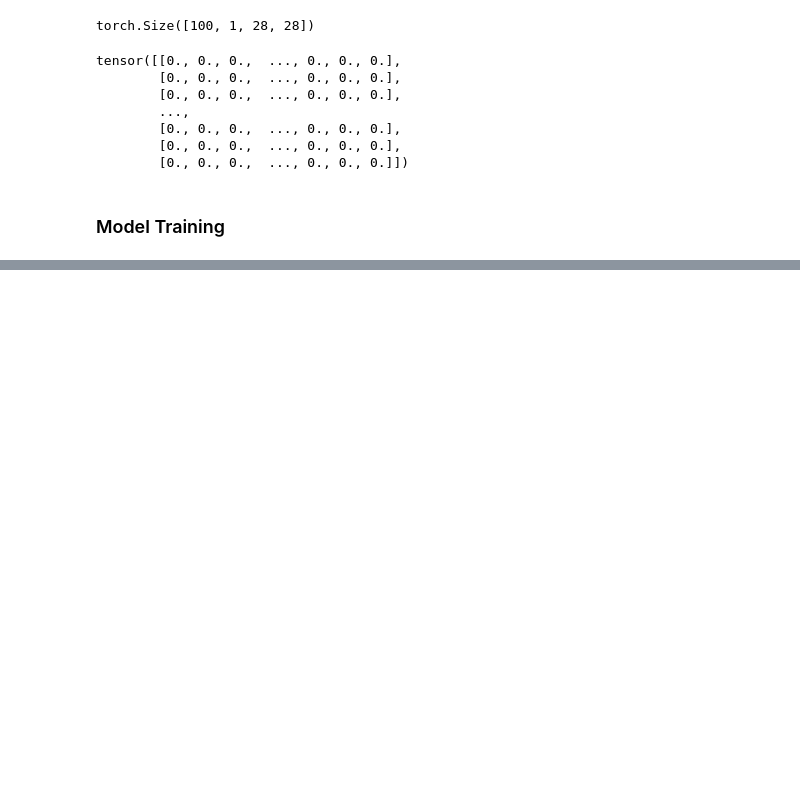
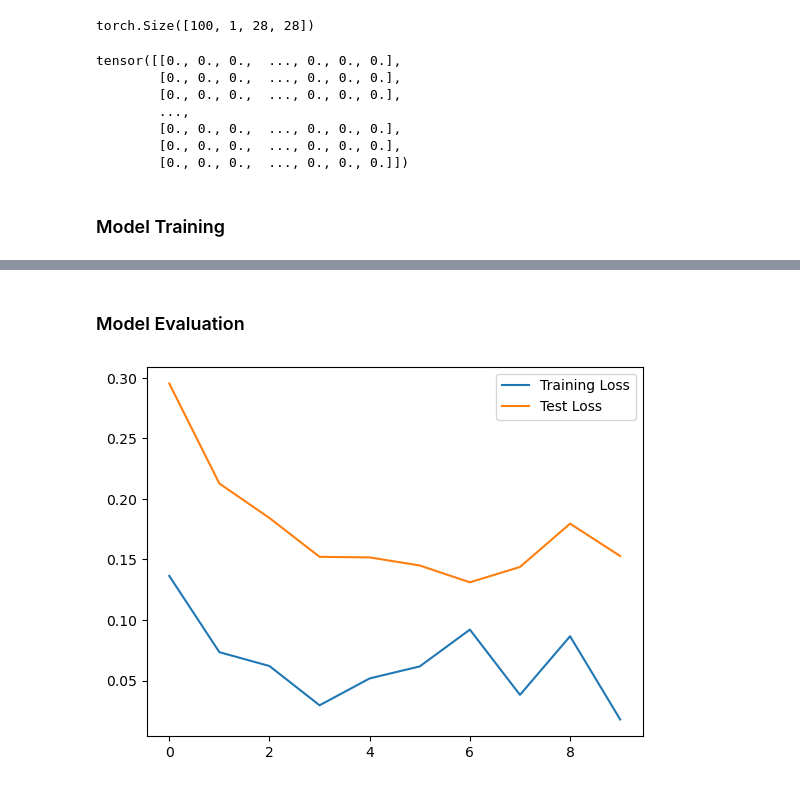
Before and after one commit to cmurray4492/PythonProjects, a Jupyter notebook: Machine_Learning/PyTorch/PyTorch_ANN_on_MINST_Dataset.ipynb, the cells around one changed output, grey strips where cells are left out. Saved outputs shown, nothing was run; the diff lists cells and outputs as text; code cells hidden in the pictures; blank space fills up the shorter version.

```diff
--- a/Machine_Learning/PyTorch/PyTorch_ANN_on_MINST_Dataset.ipynb
+++ b/Machine_Learning/PyTorch/PyTorch_ANN_on_MINST_Dataset.ipynb
@@ -198,0 +199,9 @@ Duration: 1.3406193097432455 minutes.
+# %% [markdown]
+### Model Evaluation
+# %%
+with torch.no_grad():
+    plt.plot(train_losses,label="Training Loss")
+    plt.plot(test_losses,label="Test Loss")
+    plt.legend()
+# %% [output]
+[figure, added]
```
Also changed, not shown: parts of 8 cells of this notebook, 1 other file.
